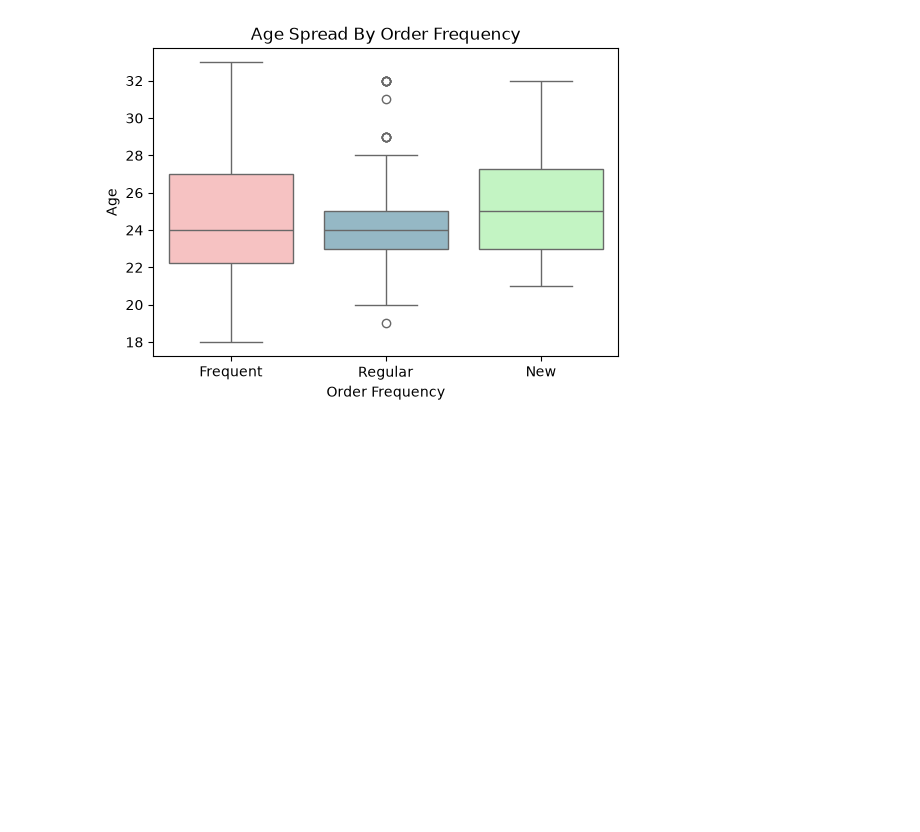
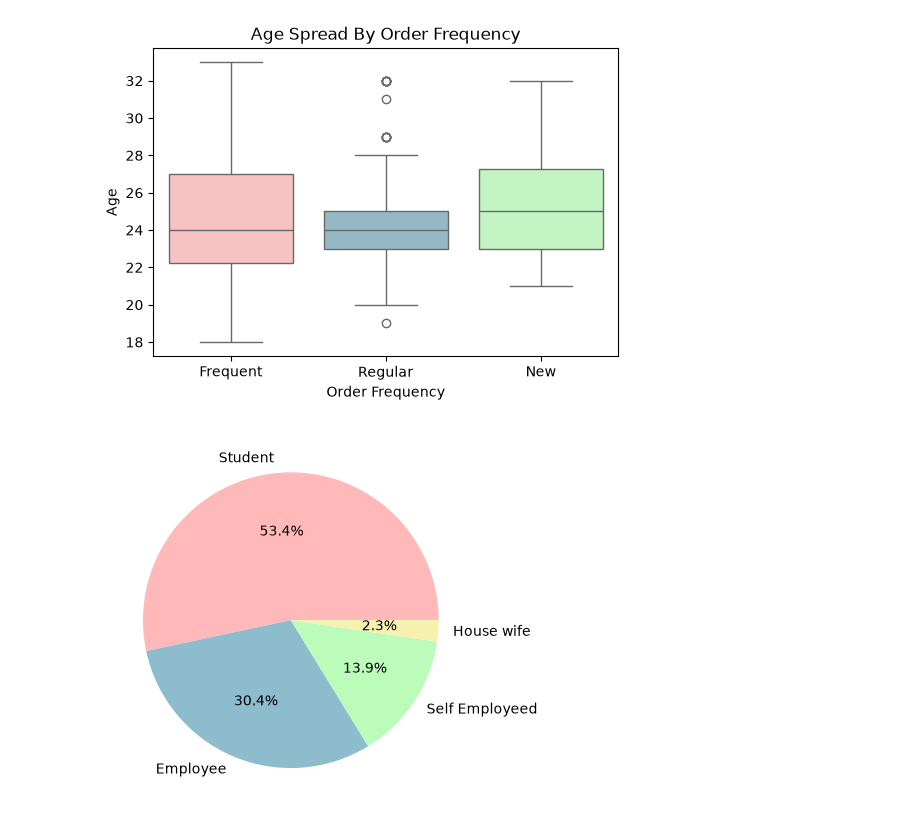
Before and after one commit to angliu544/Kaggle-Presentation, a Jupyter notebook: present.ipynb, the cells around one changed output. Cells and saved outputs as stored; diff of their text form; code cells hidden in the pictures; blank space fills up the shorter version.

Commit message:
Added 2 plots

```diff
--- a/present.ipynb
+++ b/present.ipynb
@@ -125,3 +126,10 @@ Passing `palette` without assigning `hue` is deprecated and will be removed in v
 
   ax = sns.boxplot(data=dataset_clean, x="Customer Type", y="Age", palette=["#ffb9b9", "#8dbccd", "#BBFCBB"])
 [figure]
+# %%
+# Pie Chart
+counts = dataset_clean["Occupation"].value_counts()
+plt.pie(counts, labels=counts.index, colors=["#ffb9b9", "#8dbccd", "#BBFCBB", "#f7f1af"], autopct="%1.1f%%")
+plt.show()
+# %% [output]
+[figure, added]
```
Also changed, not shown: parts of 2 cells of this notebook.
